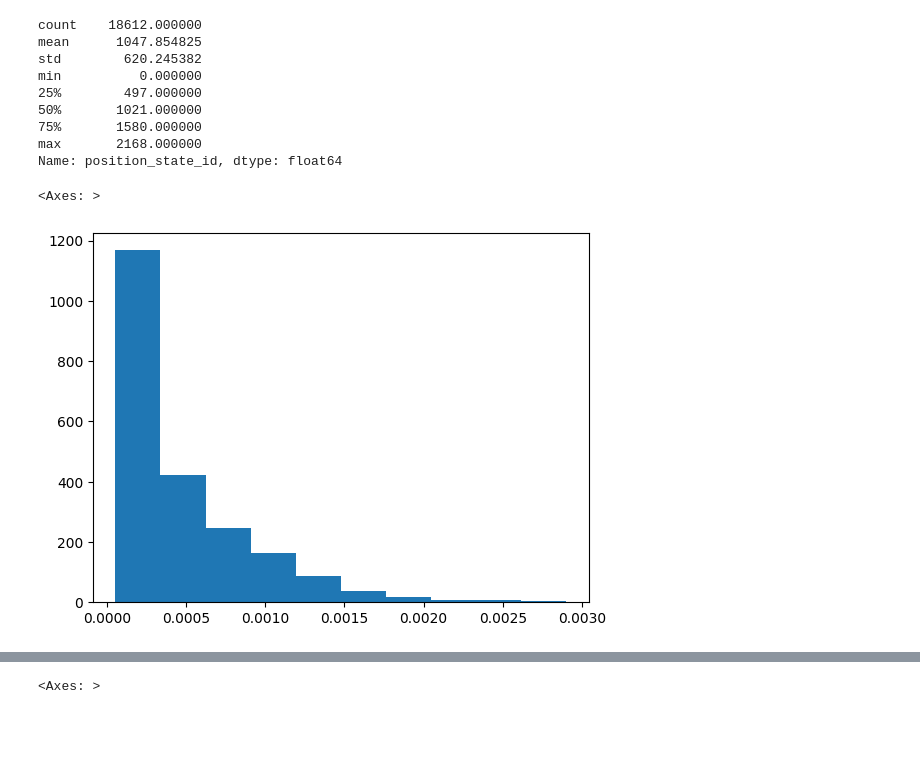
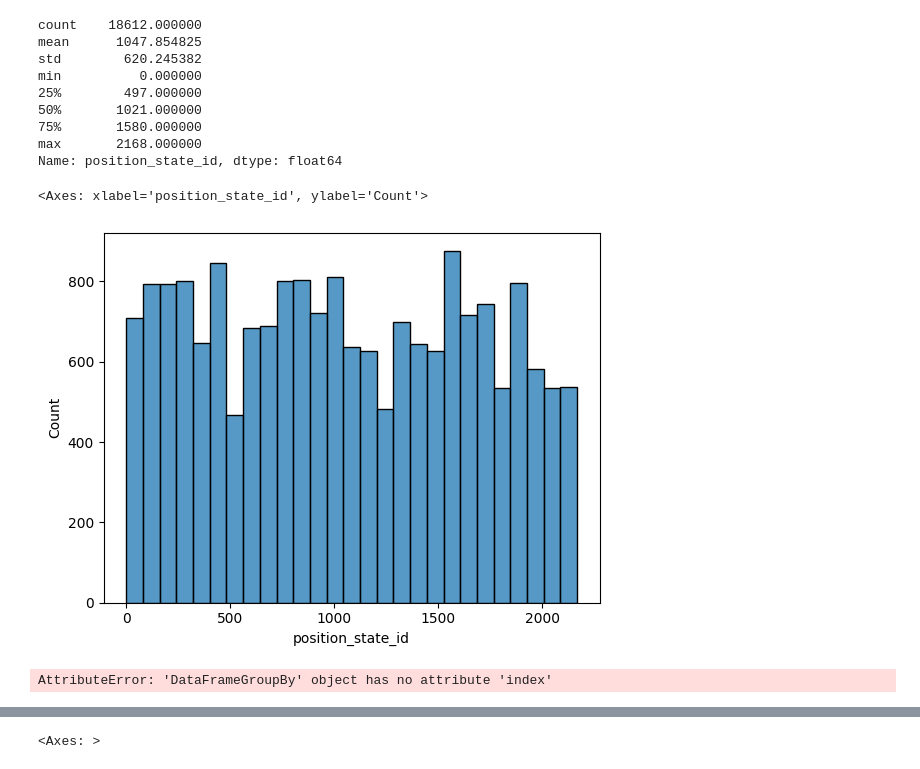
Before and after one commit to mgteus/navitrans, a Jupyter notebook: navitran_vizz_reboot_bert.ipynb, the cells around one changed output, grey strips where cells are left out. Cells and saved outputs as stored; diff of their text form; code cells hidden in the pictures; blank space fills up the shorter version.

```diff
--- a/navitran_vizz_reboot_bert.ipynb
+++ b/navitran_vizz_reboot_bert.ipynb
@@ -64,5 +66,9 @@ Name: position_state_id, dtype: float64
 # %%
-df['position_state_id'].value_counts(normalize=True).hist(grid=False, )
+sns.histplot(df, x='position_state_id')#.value_counts(normalize=True).hist(grid=False, )
 # %% [output]
-<Axes: >
+<Axes: xlabel='position_state_id', ylabel='Count'>
-[figure, old version]
+[figure, new version]
+# %%
+df.groupby('position_state_id', as_index=False)
+# %% [output]
+AttributeError: 'DataFrameGroupBy' object has no attribute 'index'
```
Also changed, not shown: parts of 21 cells of this notebook, 10 other files.
